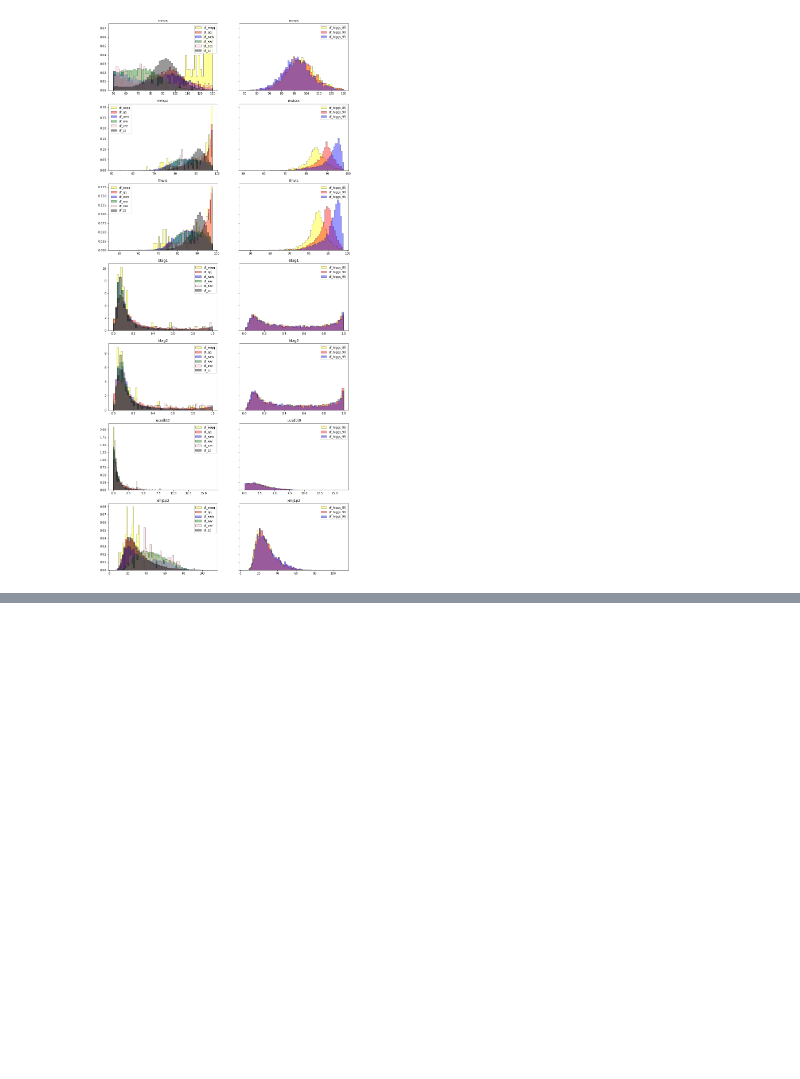
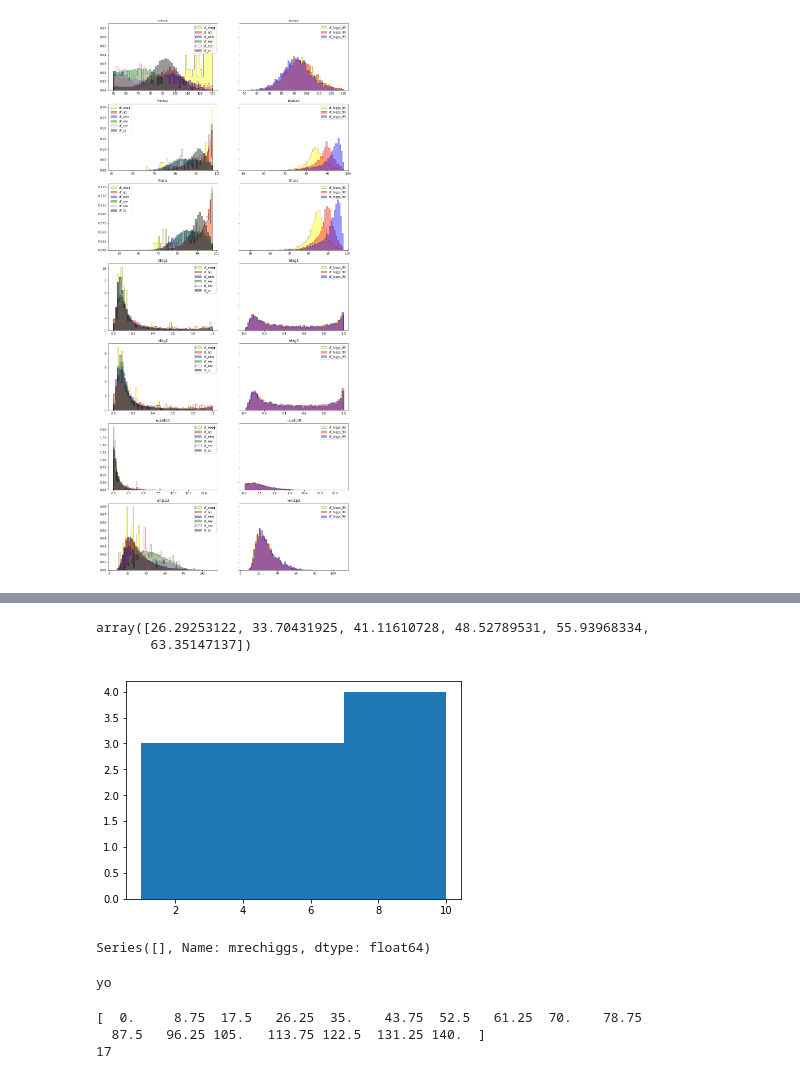
Before and after one commit to irenecortinovis/HiggsSearch-LEP, a Jupyter notebook: scan_events.ipynb, the cells around one changed output, grey strips where cells are left out. Saved outputs shown, nothing was run; the diff lists cells and outputs as text; code cells hidden in the pictures; blank space fills up the shorter version.

```diff
--- a/scan_events.ipynb
+++ b/scan_events.ipynb
@@ -521,0 +656,15 @@ for varname in varlist:
+# %%
+bins_bkg
+# %% [output]
+array([26.29253122, 33.70431925, 41.11610728, 48.52789531, 55.93968334,
+       63.35147137])
+# %%
+a = [1,2,3,4,5,6,7,8,9,10]
+n, bins, patches = plt.hist(a,bins=3)
+# %% [output]
+[figure, added]
+# %%
+#df_eeqq['mrechiggs']
+(df_list_cut[0])['mrechiggs']
+# %% [output]
+Series([], Name: mrechiggs, dtype: float64)
@@ -521,0 +673,13 @@ for varname in varlist:
+# %%
+if a:
+    print ('yo')
+# %% [output]
+yo
+# %%
+bins = np.linspace(0,140,17)
+print(bins)
+print(len(bins))
+# %% [output]
+[  0.     8.75  17.5   26.25  35.    43.75  52.5   61.25  70.    78.75
+  87.5   96.25 105.   113.75 122.5  131.25 140.  ]
+17
```
Also changed, not shown: parts of 16 cells of this notebook.
